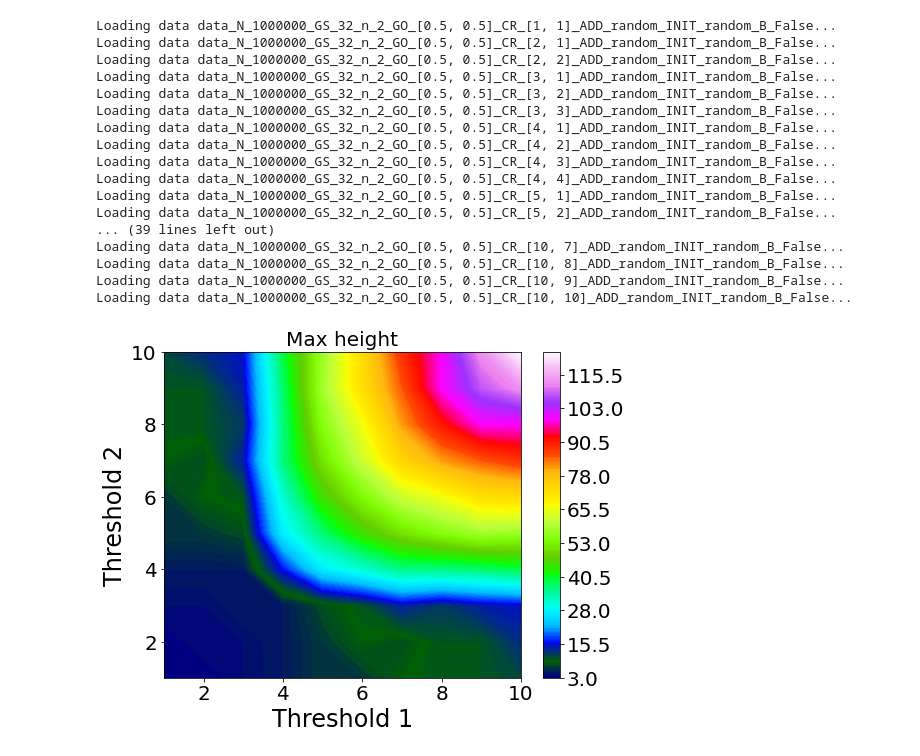
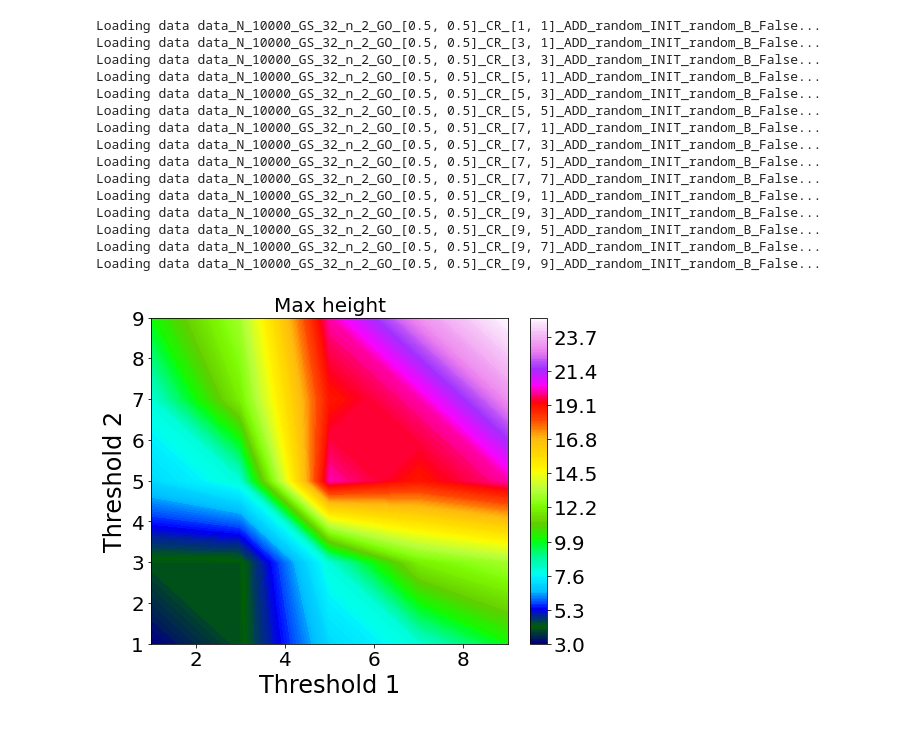
Before and after one commit to Nickvs99/Sandpile, a Jupyter notebook: results.ipynb, the cells around one changed output. Saved outputs shown, nothing was run; the diff lists cells and outputs as text; code cells hidden in the pictures.

```diff
--- a/results.ipynb
+++ b/results.ipynb
@@ -241,25 +252,23 @@ Loading data data_N_1000000_GS_32_n_2_GO_[0.5, 0.5]_CR_[10, 10]_ADD_normal_INIT_
 # %%
 # Plot max height as a function of two grain tresholds for add_method="random"
 
-grain_tresholds = np.arange(1, 11, 1)
-max_heights = get_max_height_results(grain_tresholds, grid_size=32, n_steps=1000000, add_method="random")
+grain_tresholds = np.arange(1, 11, 2)
+max_heights = get_max_height_results(grain_tresholds, grid_size=32, n_steps=10000, add_method="random")
 plot_tau_results(grain_tresholds, max_heights, title="Max height", cmap="gist_ncar", levels=250)
 # %% [output]
-Loading data data_N_1000000_GS_32_n_2_GO_[0.5, 0.5]_CR_[1, 1]_ADD_random_INIT_random_B_False...
-Loading data data_N_1000000_GS_32_n_2_GO_[0.5, 0.5]_CR_[2, 1]_ADD_random_INIT_random_B_False...
-Loading data data_N_1000000_GS_32_n_2_GO_[0.5, 0.5]_CR_[2, 2]_ADD_random_INIT_random_B_False...
-Loading data data_N_1000000_GS_32_n_2_GO_[0.5, 0.5]_CR_[3, 1]_ADD_random_INIT_random_B_False...
-Loading data data_N_1000000_GS_32_n_2_GO_[0.5, 0.5]_CR_[3, 2]_ADD_random_INIT_random_B_False...
-Loading data data_N_1000000_GS_32_n_2_GO_[0.5, 0.5]_CR_[3, 3]_ADD_random_INIT_random_B_False...
-Loading data data_N_1000000_GS_32_n_2_GO_[0.5, 0.5]_CR_[4, 1]_ADD_random_INIT_random_B_False...
-Loading data data_N_1000000_GS_32_n_2_GO_[0.5, 0.5]_CR_[4, 2]_ADD_random_INIT_random_B_False...
-Loading data data_N_1000000_GS_32_n_2_GO_[0.5, 0.5]_CR_[4, 3]_ADD_random_INIT_random_B_False...
-Loading data data_N_1000000_GS_32_n_2_GO_[0.5, 0.5]_CR_[4, 4]_ADD_random_INIT_random_B_False...
-Loading data data_N_1000000_GS_32_n_2_GO_[0.5, 0.5]_CR_[5, 1]_ADD_random_INIT_random_B_False...
-Loading data data_N_1000000_GS_32_n_2_GO_[0.5, 0.5]_CR_[5, 2]_ADD_random_INIT_random_B_False...
-... (39 lines left out)
-Loading data data_N_1000000_GS_32_n_2_GO_[0.5, 0.5]_CR_[10, 7]_ADD_random_INIT_random_B_False...
-Loading data data_N_1000000_GS_32_n_2_GO_[0.5, 0.5]_CR_[10, 8]_ADD_random_INIT_random_B_False...
-Loading data data_N_1000000_GS_32_n_2_GO_[0.5, 0.5]_CR_[10, 9]_ADD_random_INIT_random_B_False...
-Loading data data_N_1000000_GS_32_n_2_GO_[0.5, 0.5]_CR_[10, 10]_ADD_random_INIT_random_B_False...
+Loading data data_N_10000_GS_32_n_2_GO_[0.5, 0.5]_CR_[1, 1]_ADD_random_INIT_random_B_False...
+Loading data data_N_10000_GS_32_n_2_GO_[0.5, 0.5]_CR_[3, 1]_ADD_random_INIT_random_B_False...
+Loading data data_N_10000_GS_32_n_2_GO_[0.5, 0.5]_CR_[3, 3]_ADD_random_INIT_random_B_False...
+Loading data data_N_10000_GS_32_n_2_GO_[0.5, 0.5]_CR_[5, 1]_ADD_random_INIT_random_B_False...
+Loading data data_N_10000_GS_32_n_2_GO_[0.5, 0.5]_CR_[5, 3]_ADD_random_INIT_random_B_False...
+Loading data data_N_10000_GS_32_n_2_GO_[0.5, 0.5]_CR_[5, 5]_ADD_random_INIT_random_B_False...
+Loading data data_N_10000_GS_32_n_2_GO_[0.5, 0.5]_CR_[7, 1]_ADD_random_INIT_random_B_False...
+Loading data data_N_10000_GS_32_n_2_GO_[0.5, 0.5]_CR_[7, 3]_ADD_random_INIT_random_B_False...
+Loading data data_N_10000_GS_32_n_2_GO_[0.5, 0.5]_CR_[7, 5]_ADD_random_INIT_random_B_False...
+Loading data data_N_10000_GS_32_n_2_GO_[0.5, 0.5]_CR_[7, 7]_ADD_random_INIT_random_B_False...
+Loading data data_N_10000_GS_32_n_2_GO_[0.5, 0.5]_CR_[9, 1]_ADD_random_INIT_random_B_False...
+Loading data data_N_10000_GS_32_n_2_GO_[0.5, 0.5]_CR_[9, 3]_ADD_random_INIT_random_B_False...
+Loading data data_N_10000_GS_32_n_2_GO_[0.5, 0.5]_CR_[9, 5]_ADD_random_INIT_random_B_False...
+Loading data data_N_10000_GS_32_n_2_GO_[0.5, 0.5]_CR_[9, 7]_ADD_random_INIT_random_B_False...
+Loading data data_N_10000_GS_32_n_2_GO_[0.5, 0.5]_CR_[9, 9]_ADD_random_INIT_random_B_False...
-[figure, old version]
+[figure, new version]
```
Also changed, not shown: parts of 9 cells of this notebook.
